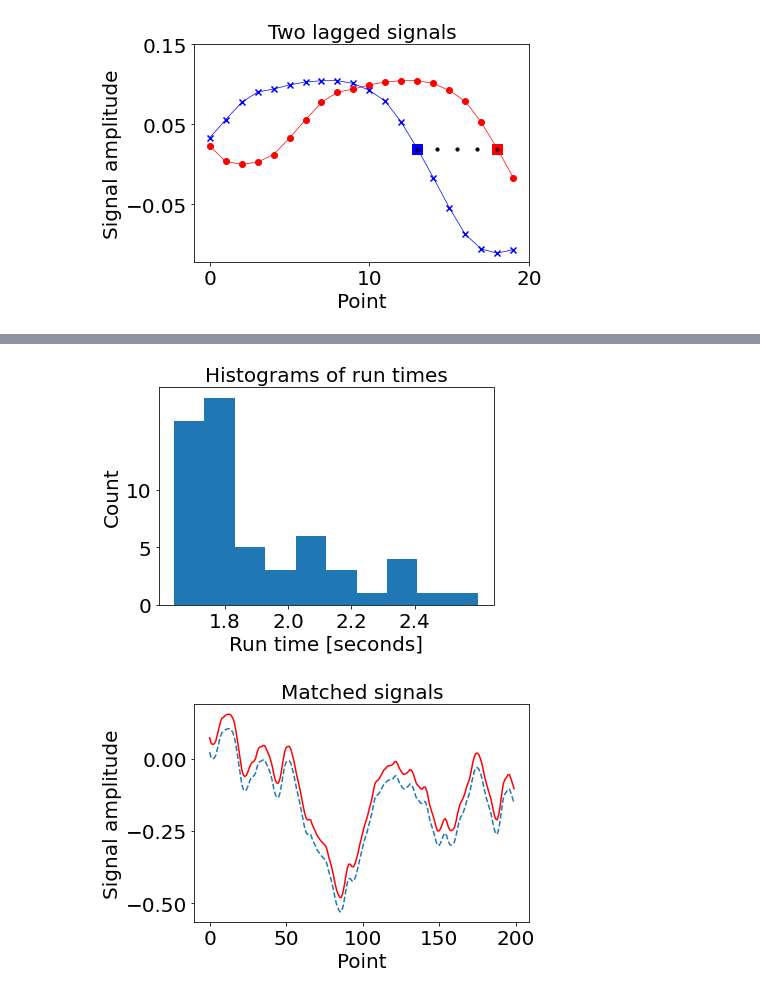
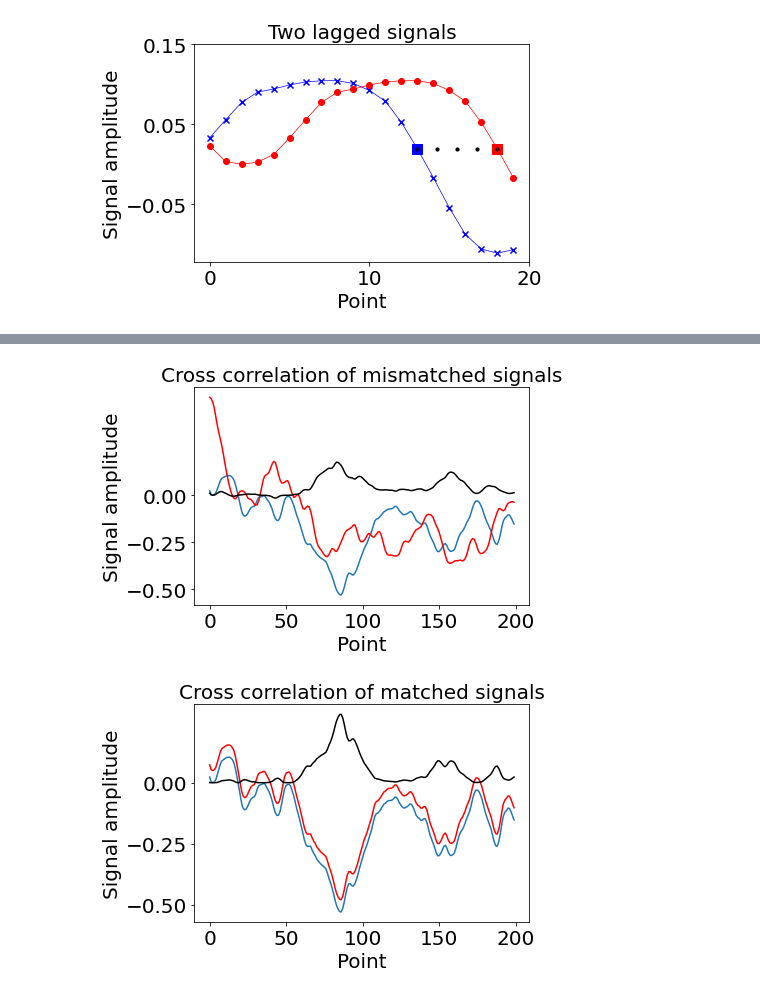
Before and after one commit to Shee-Ra/computer_vision, a Jupyter notebook: 1_1D_spatial_cross_correlation/notebooks/2_data exploration for submission question.ipynb, the cells around one changed output, grey strips where cells are left out. Saved outputs shown, nothing was run; the diff lists cells and outputs as text; code cells hidden in the pictures.

```diff
--- a/1_1D_spatial_cross_correlation/notebooks/2_data exploration for submission question.ipynb
+++ b/1_1D_spatial_cross_correlation/notebooks/2_data exploration for submission question.ipynb
@@ -15,3 +7,7 @@ length:  176402
+# %%
+# paths
+one_up = up(os.getcwd())
+save_figs = os.path.join(one_up,'data','results')
 # %%
 # Load data with numpy, skipping the 'Samples' header
 s1 = np.loadtxt("../data/sensor1Data.txt", skiprows=1, delimiter="\n", unpack=False)
@@ -145,18 +98,22 @@ run_time.size
 # %%
-plt.hist(run_time)
-plt.xticks([1.8,2.0,2.2,2.4],fontsize=20)
-plt.yticks([0,5,10],fontsize=20)
+plt.plot(s1[0:200])
+plt.plot(s2[0:200]+0.05,color='red')
+plt.plot(s1[0:200]*s2[0:200],color='black')
 
-plt.xlabel('Run time [seconds]',fontsize=20)
-plt.ylabel('Count',fontsize=20)
+plt.xticks([0,50,100,150,200],fontsize=20)
+plt.yticks([-0.5, -0.25, 0],fontsize=20)
 
-plt.title('Histograms of run times',fontsize=20)
-plt.savefig("run_time_1D_script.pdf", bbox_inches='tight', dpi=100)
+plt.xlabel('Point',fontsize=20)
+plt.ylabel('Signal amplitude',fontsize=20)
+
+plt.title('Cross correlation of mismatched signals',fontsize=20)
+plt.savefig(os.path.join(save_figs,'xc_1D_mismatched_signals.pdf'), bbox_inches='tight', dpi=100)
 # %% [output]
-[figure, old version]
+[figure, new version]
 # %%
-plt.plot(s1[0:200],linestyle='--')
+plt.plot(s1[0:200])
 plt.plot(s2[50082:50282]+0.05,color='red')
+plt.plot(s1[0:200]*s2[50082:50282],color='black')
 
 plt.xticks([0,50,100,150,200],fontsize=20)
 plt.yticks([-0.5, -0.25, 0],fontsize=20)
@@ -164,7 +121,7 @@ plt.yticks([-0.5, -0.25, 0],fontsize=20)
 plt.xlabel('Point',fontsize=20)
 plt.ylabel('Signal amplitude',fontsize=20)
 
-plt.title('Matched signals',fontsize=20)
-plt.savefig("1D_matched_signals.pdf", bbox_inches='tight', dpi=100)
+plt.title('Cross correlation of matched signals',fontsize=20)
+plt.savefig(os.path.join(save_figs,'xc_1D_matched_signals.pdf'), bbox_inches='tight', dpi=100)
 # %% [output]
-[figure, old version]
+[figure, new version]
```
Also changed, not shown: parts of 26 cells of this notebook, 25 other files.
